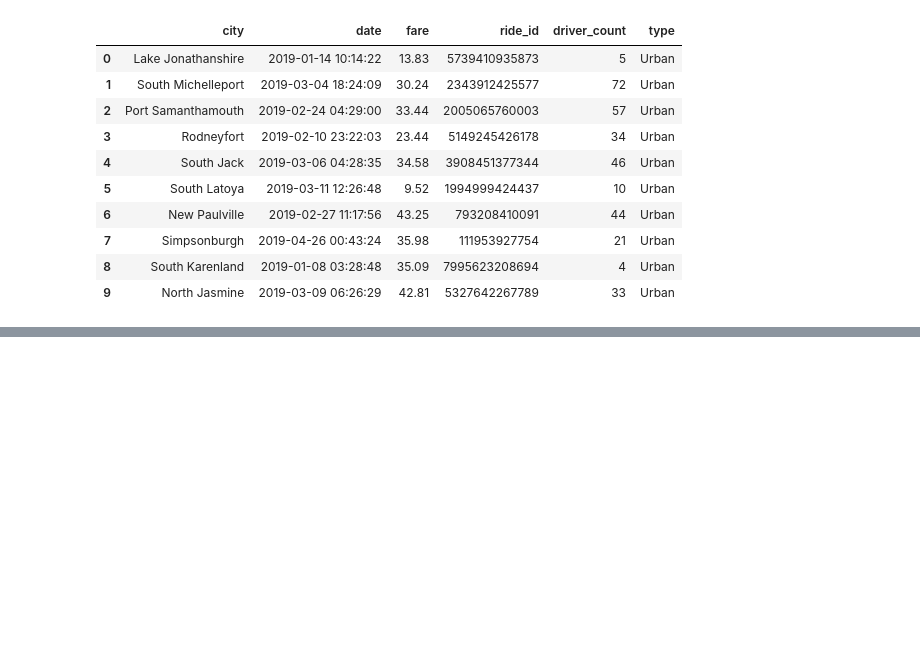
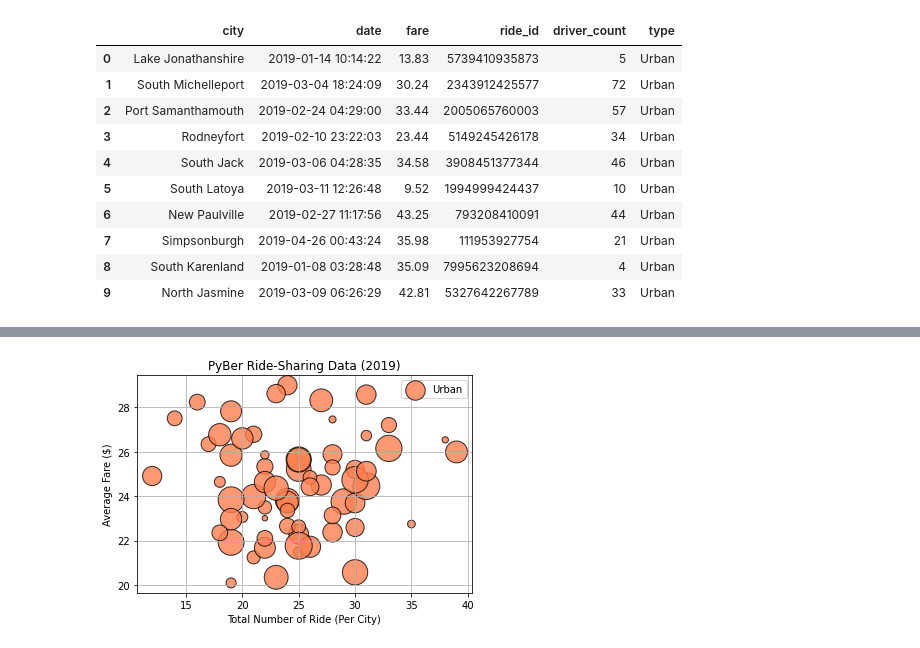
Before and after one commit to HannahEG/PyBer_Analysis, a Jupyter notebook: PyBer.ipynb, the cells around one changed output, grey strips where cells are left out. Saved outputs shown, nothing was run; the diff lists cells and outputs as text; code cells hidden in the pictures; blank space fills up the shorter version.

Commit message:
Combined Bubble Plot completed, uploaded

```diff
--- a/PyBer.ipynb
+++ b/PyBer.ipynb
@@ -127,3 +127,7 @@ pyberDataDF.head(10)
 | 7 | Simpsonburgh | 2019-04-26 00:43:24 | 35.98 | 111953927754 | 21 | Urban |
 | 8 | South Karenland | 2019-01-08 03:28:48 | 35.09 | 7995623208694 | 4 | Urban |
 | 9 | North Jasmine | 2019-03-09 06:26:29 | 42.81 | 5327642267789 | 33 | Urban |
+# %%
+# Create Urban cities dataframe
+urbanCitiesDF = pyberDataDF[pyberDataDF["type"]=="Urban"]
+urbanCitiesDF.head(10)
@@ -129,0 +158,4 @@ pyberDataDF.head(10)
+# %%
+# Get the number of rides for urban cities
+urbanRideCount = urbanCitiesDF.groupby(["city"]).count()["ride_id"]
+urbanRideCount.head()
@@ -129,0 +174,4 @@ pyberDataDF.head(10)
+# %%
+# Get average/mean fare for each cty in urban area
+urbanAvgFare = urbanCitiesDF.groupby(["city"]).mean()["fare"]
+urbanAvgFare
@@ -129,0 +196,4 @@ pyberDataDF.head(10)
+# %%
+# Get average/mean number drivers for each urban city
+urbanDriverCount = urbanCitiesDF.groupby(["city"]).mean()["driver_count"]
+urbanDriverCount.head()
@@ -129,0 +212,18 @@ pyberDataDF.head(10)
+# %%
+# Build the scatter plots for urban cities
+plt.scatter(urbanRideCount,
+        urbanAvgFare,
+        s=urbanDriverCount*10,
+        edgecolors="black",
+        linewidths=1,
+        alpha=0.8,
+        color="coral",
+        label="Urban")
+# Add title, axes lables, legend, grid
+plt.title("PyBer Ride-Sharing Data (2019)")
+plt.ylabel("Average Fare ($)")
+plt.xlabel("Total Number of Ride (Per City)")
+plt.legend()
+plt.grid(True)
+# %% [output]
+[figure, added]
```
Also changed, not shown: parts of 11 cells of this notebook, 8 other files.
